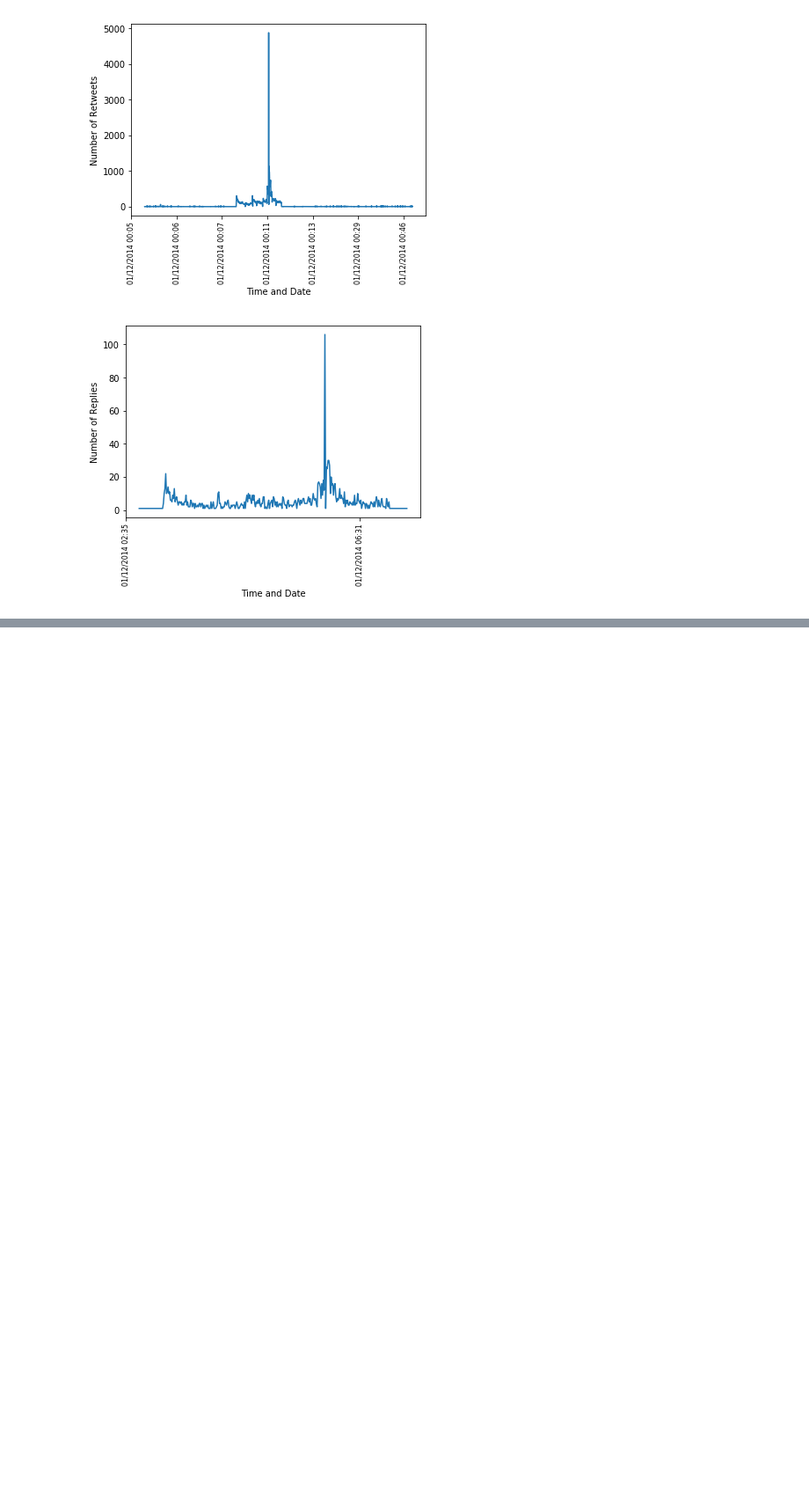
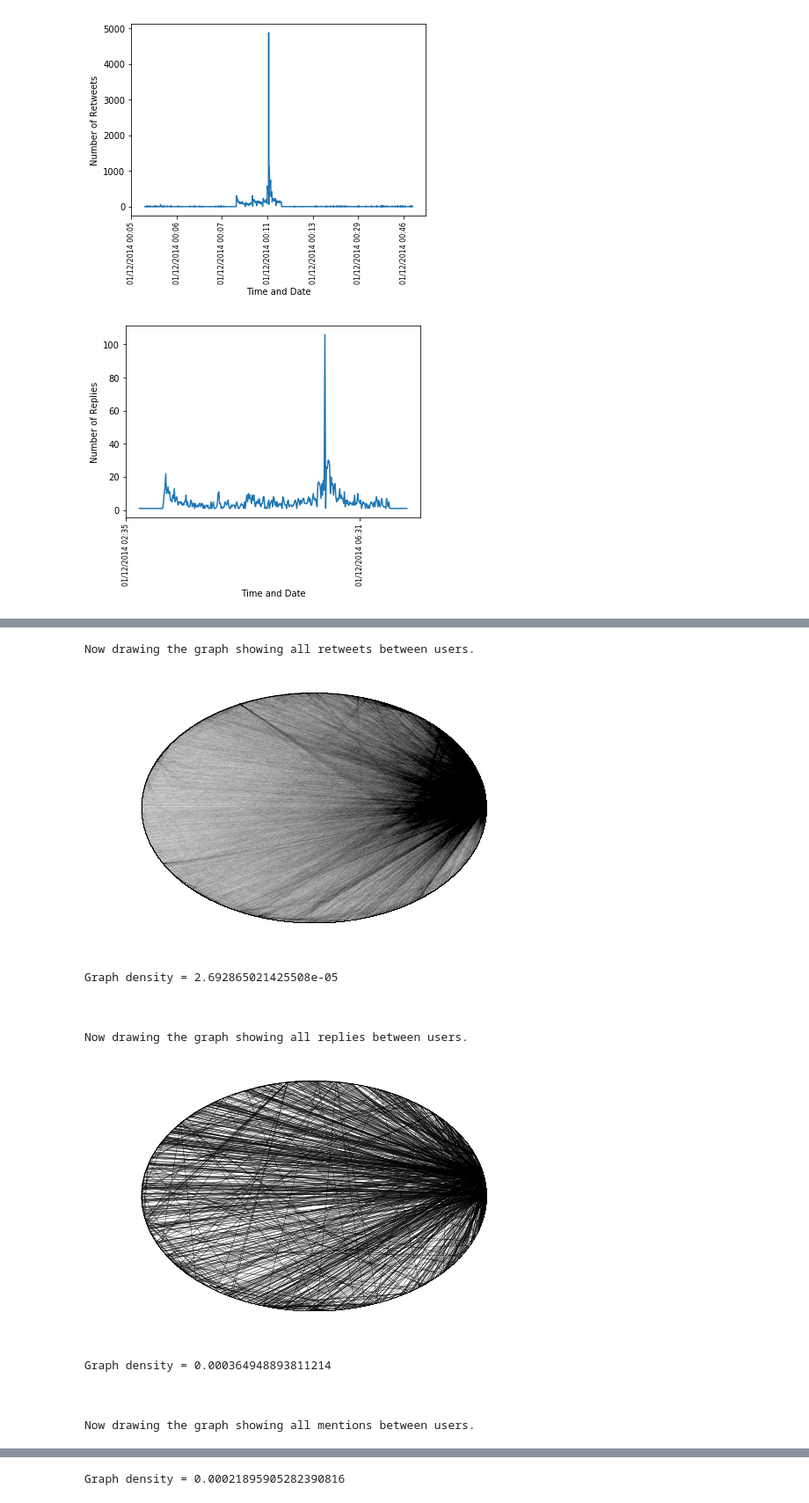
Before and after one commit to Fraser-Brown/Python-stats, a Jupyter notebook: Code/Jupyter.ipynb, the cells around one changed output, grey strips where cells are left out. Shown at 88% size. Drawn from its saved outputs; the diff is of its cells as text; code cells hidden in the pictures; blank space fills up the shorter version.

```diff
--- a/Code/Jupyter.ipynb
+++ b/Code/Jupyter.ipynb
@@ -173,0 +224,37 @@ Each node represents a user, and each edge represents an interaction between the
+# %%
+from plotter import *
+from parsing import *
+
+plotter = Plotter()
+
+data = CensusReader("data/CometLanding_refined.csv").data
+
+replies = data[data['in_reply_to_screen_name'].notnull()]
+retweets = data[data['text'].str.startswith("RT") == True]
+
+mentions = data[data['text'].str.contains("@") == True]
+mentions =  mentions[mentions['in_reply_to_screen_name'].notnull() == False]
+mentions = mentions[mentions['text'].str.startswith("RT") == False]
+
+formattedRetweets = plotter.retweetsToTwoUsers(retweets)
+formattedReplies = plotter.repliesToTwoUsers(replies)
+formattedMentions = plotter.mentionsToTwoUsers(mentions)
+
+plotter = Plotter()
+plotter.networkGraph(formattedRetweets, "retweets")
+plotter.networkGraph(formattedReplies, "replies")
+plotter.networkGraph(formattedMentions, "mentions")
+# %% [output]
+Now drawing the graph showing all retweets between users.
+[figure, added]
+Graph density = 2.692865021425508e-05
+
+
+
+Now drawing the graph showing all replies between users.
+[figure, added]
+Graph density = 0.000364948893811214
+
+
+
+Now drawing the graph showing all mentions between users.
@@ -173,0 +262 @@ Each node represents a user, and each edge represents an interaction between the
+Graph density = 0.00021895905282390816
```
Also changed, not shown: parts of 7 cells of this notebook, 2 other files.
